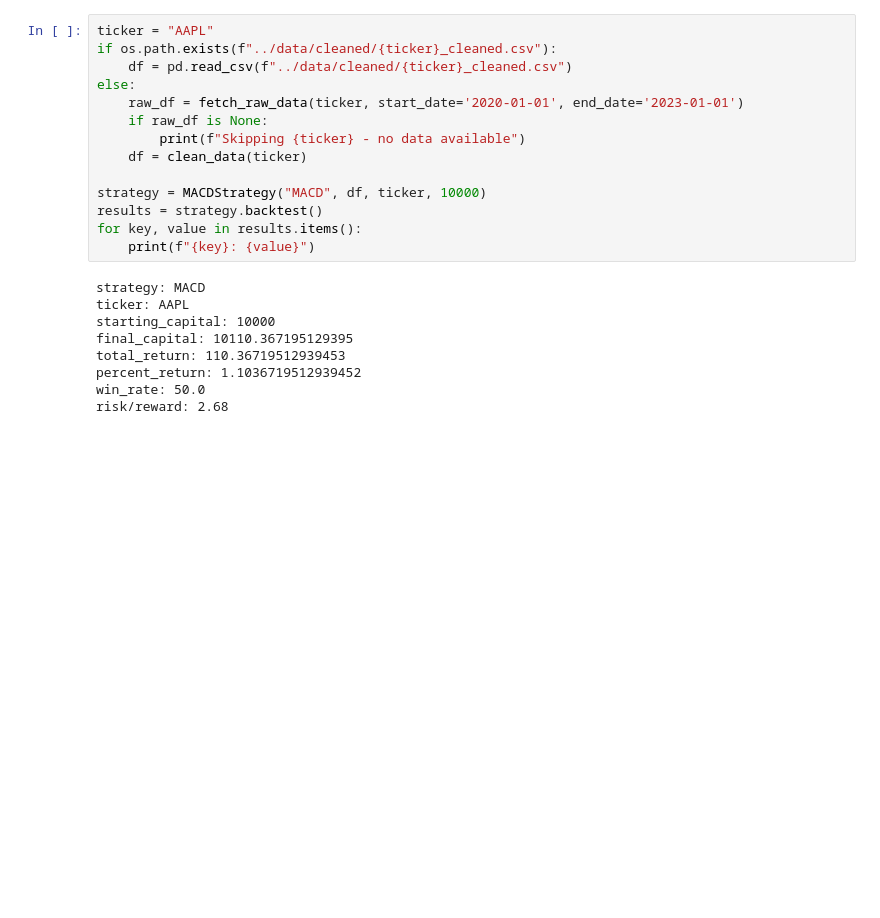
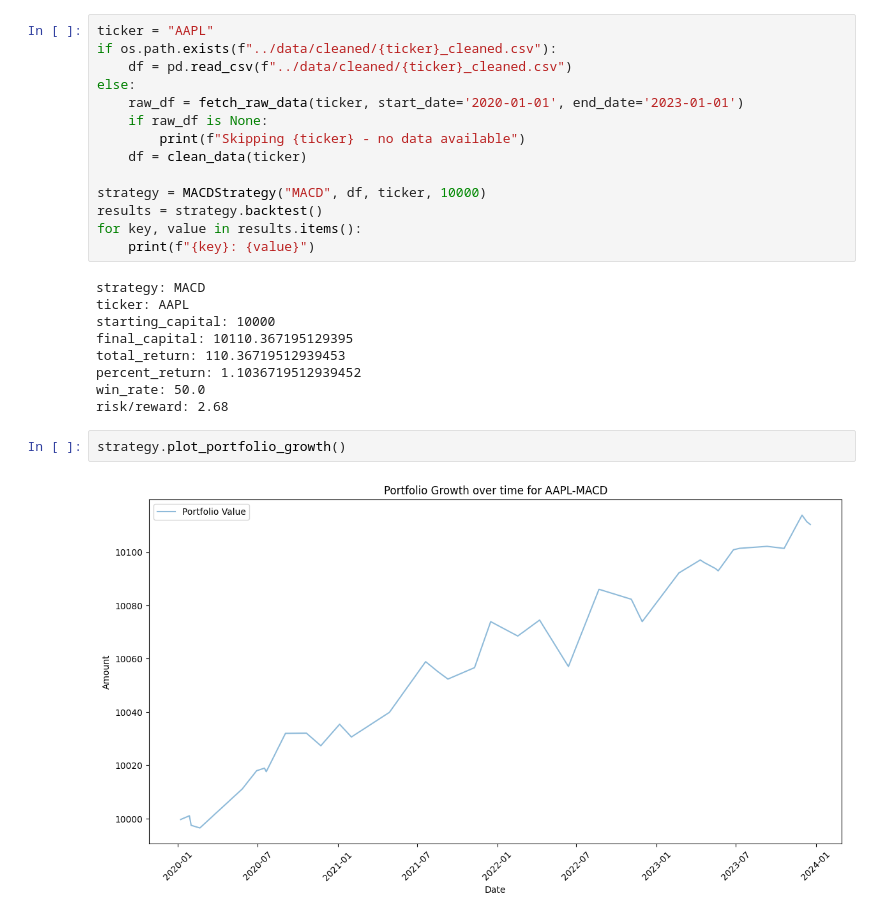
Before and after one commit to AhmadM-DS/algorithmic-trading-bot, a Jupyter notebook: notebooks/initial_backtesting.ipynb, the cells around one changed output. Drawn from its saved outputs; the diff is of its cells as text; blank space fills up the shorter version.

```diff
--- a/notebooks/initial_backtesting.ipynb
+++ b/notebooks/initial_backtesting.ipynb
@@ -33,3 +33,7 @@ total_return: 110.36719512939453
 percent_return: 1.1036719512939452
 win_rate: 50.0
 risk/reward: 2.68
+# %%
+strategy.plot_portfolio_growth()
+# %% [output]
+[figure, added]
```
Also changed, not shown: 2 other files.
